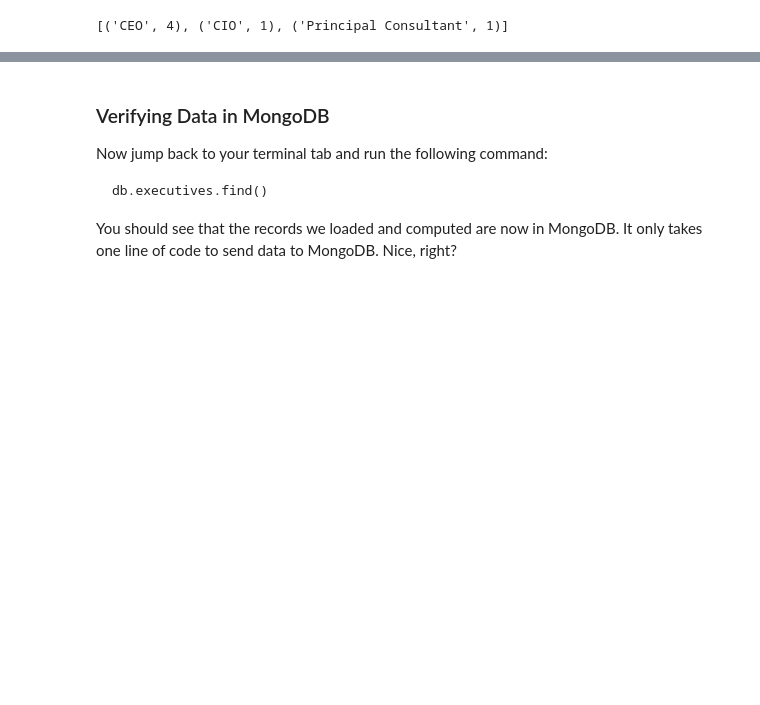
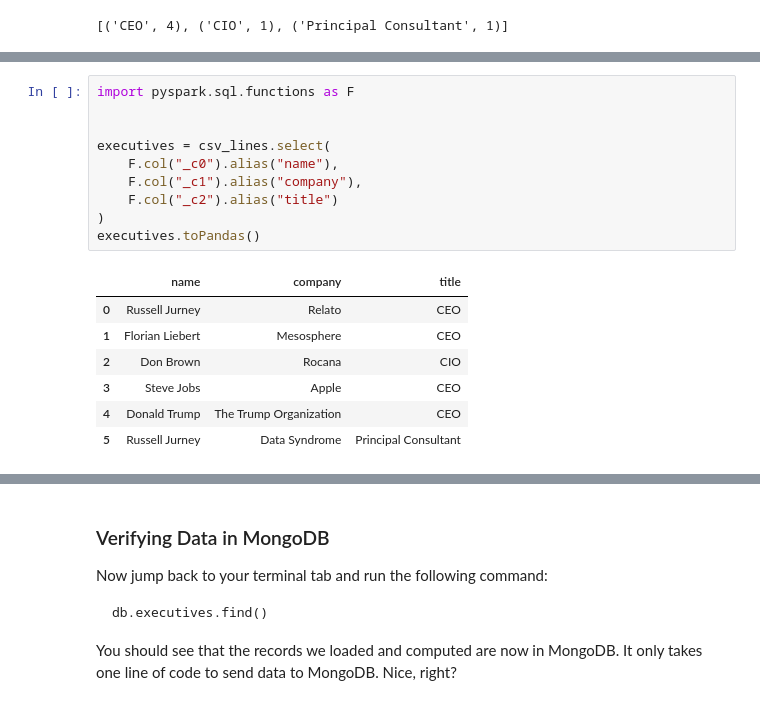
Before and after one commit to vineyshar/Agile_Data_Code_2, a Jupyter notebook: ch02/Agile_Tools.ipynb, the cells around one changed output, grey strips where cells are left out. Drawn from its saved outputs; the diff is of its cells as text; blank space fills up the shorter version.

```diff
--- a/ch02/Agile_Tools.ipynb
+++ b/ch02/Agile_Tools.ipynb
@@ -369,0 +412,18 @@ ModuleNotFoundError: No module named 'pymongo_spark'
+# %%
+import pyspark.sql.functions as F
+
+
+executives = csv_lines.select(
+    F.col("_c0").alias("name"),
+    F.col("_c1").alias("company"),
+    F.col("_c2").alias("title")
+)
+executives.toPandas()
+# %% [output]
+|  | name | company | title |
+| 0 | Russell Jurney | Relato | CEO |
+| 1 | Florian Liebert | Mesosphere | CEO |
+| 2 | Don Brown | Rocana | CIO |
+| 3 | Steve Jobs | Apple | CEO |
+| 4 | Donald Trump | The Trump Organization | CEO |
+| 5 | Russell Jurney | Data Syndrome | Principal Consultant |
```
Also changed, not shown: parts of 40 cells of this notebook.
